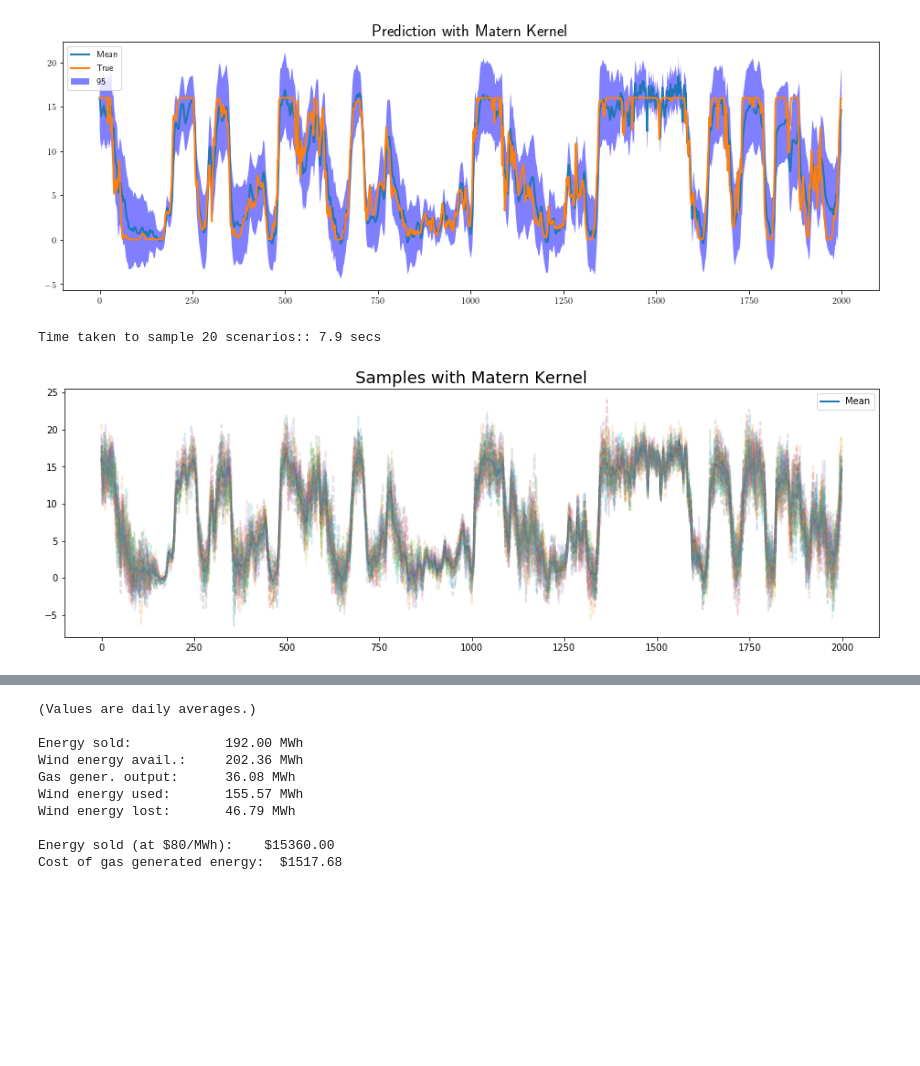
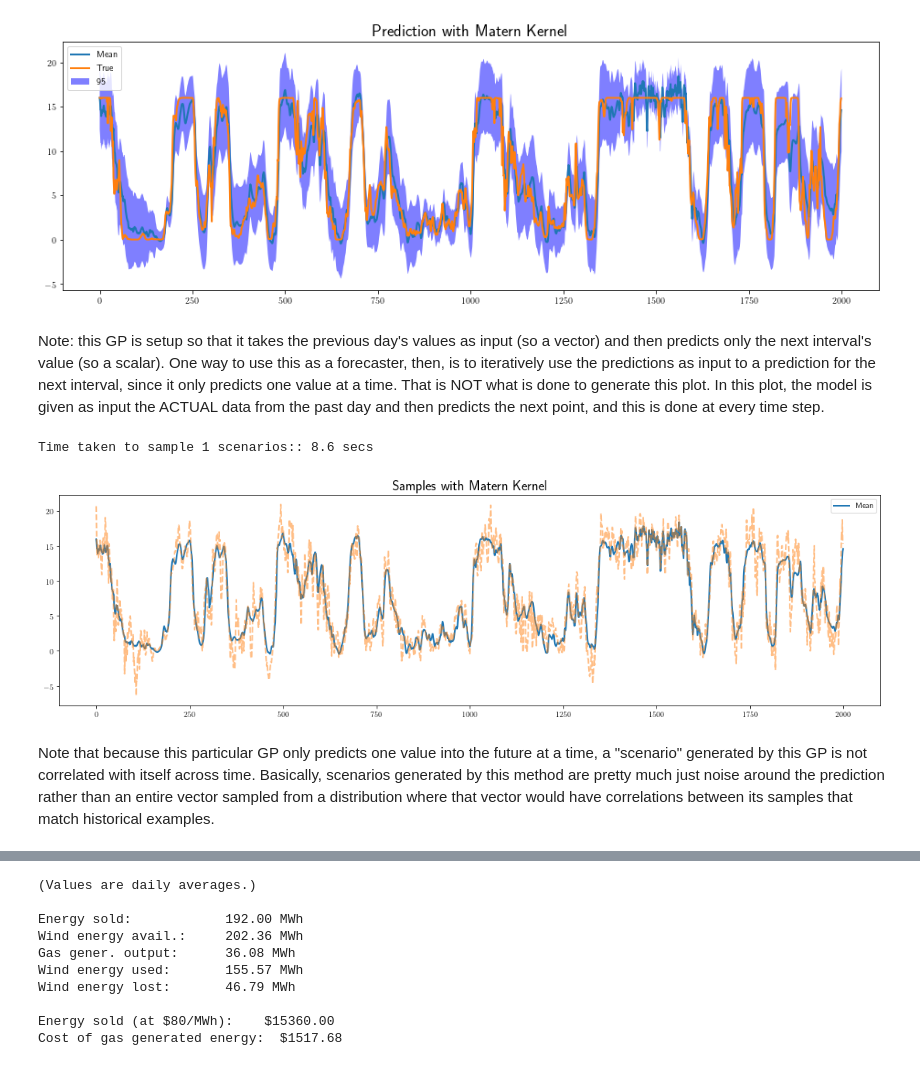
Before and after one commit to lsspear/mpc_project, a Jupyter notebook: Gaussian_Process.ipynb, the cells around one changed output, grey strips where cells are left out. Cells and saved outputs as stored; diff of their text form; code cells hidden in the pictures; blank space fills up the shorter version.

```diff
--- a/Gaussian_Process.ipynb
+++ b/Gaussian_Process.ipynb
@@ -203,7 +206,7 @@ Cost of gas generated energy:  $2707.33
 ## Fitting a GP straight to train data - output is scalar
 # %%
 # data_dim = 20
-data_dim = one_day
+data_dim = intervals_per_day
 
 # First, we need to create the X matrix of training data which corresponds to the past 96 intervals of each point
 N = train.shape[0]
@@ -277,7 +280,7 @@ With 5,000 training samples: <br>
 # %%
 # Try making a kernel, copy one from one of the examples from sklearn
 train_data_var = np.var(train)
-kern = train_data_var * (2/3) * kernels.Matern(length_scale=1.0, length_scale_bounds=(0.1, 25))
+kern = train_data_var * (2/3) * kernels.Matern(length_scale=20, length_scale_bounds=(15, 25))
 
 tic = time()
 # tried n_optimizer = 4, took long time
@@ -324,20 +323,24 @@ plt.title("Prediction with Matern Kernel", fontsize=18)
 plt.legend(loc="upper left");
 # %% [output]
 [figure]
+# %% [markdown]
+Note: this GP is setup so that it takes the previous day's values as input (so a vector) and then predicts only the next interval's value (so a scalar). One way to use this as a forecaster, then, is to iteratively use the predictions as input to a prediction for the next interval, since it only predicts one value at a time. That is NOT what is done to generate this plot. In this plot, the model is given as input the ACTUAL data from the past day and then predicts the next point, and this is done at every time step.
 # %%
 # Now, look at samples taken from the distribution
 tic = time()
-num_samps = 20
+num_samps = 1
 samps = matern_gp.sample_y(X_test, num_samps)
 print("Time taken to sample %d scenarios:: %.1f secs" % (num_samps, time()-tic))
 # %% [output]
-Time taken to sample 20 scenarios:: 7.9 secs
+Time taken to sample 1 scenarios:: 8.6 secs
 # %%
-plt.figure(figsize=(16,5))
+plt.figure(figsize=(19,5))
 mean_line = plt.plot(y_mean)
 for k in range(num_samps):
-    plt.plot(samps[:,k], '--', alpha=0.2)
+    plt.plot(samps[:,k], '--', alpha=0.5)
 plt.title("Samples with Matern Kernel", fontsize=18)
 plt.legend((mean_line), ('Mean',));
 # %% [output]
-[figure, old version]
+[figure, new version]
+# %% [markdown]
+Note that because this particular GP only predicts one value into the future at a time, a "scenario" generated by this GP is not correlated with itself across time. Basically, scenarios generated by this method are pretty much just noise around the prediction rather than an entire vector sampled from a distribution where that vector would have correlations between its samples that match historical examples.
```
Also changed, not shown: parts of 14 cells of this notebook, 1 other file.
